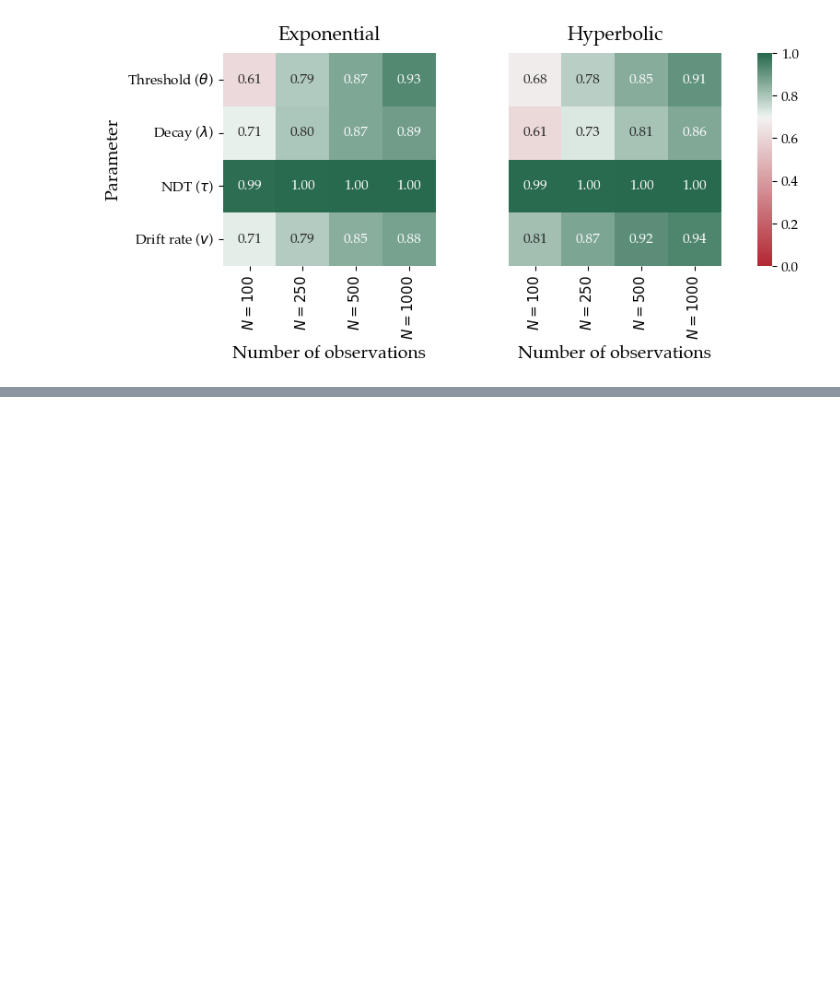
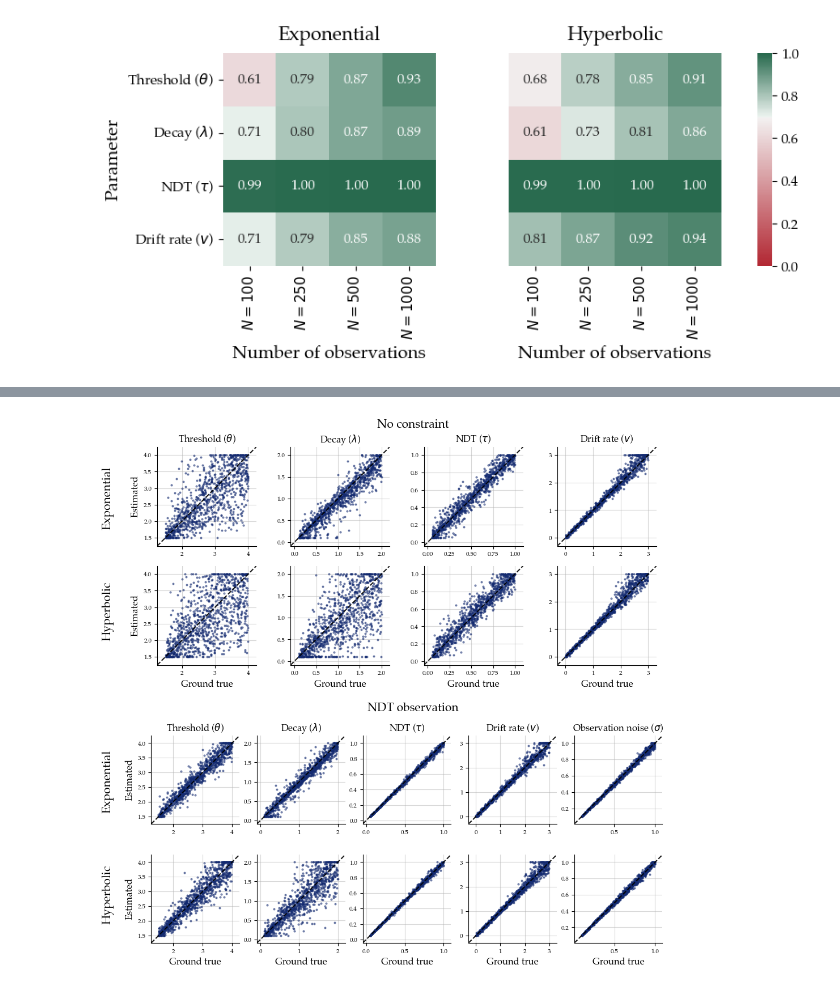
Before and after one commit to AmirHoseinHadian/CTDM_recovery, a Jupyter notebook: _Simulation/evaluation.ipynb, the cells around one changed output, grey strips where cells are left out. Saved outputs shown, nothing was run; the diff lists cells and outputs as text; code cells hidden in the pictures; blank space fills up the shorter version.

Commit message:
rework traditional recovery plot

```diff
--- a/_Simulation/evaluation.ipynb
+++ b/_Simulation/evaluation.ipynb
@@ -344,0 +384,97 @@ plot_recovery_heatmap(
+# %%
+param_names = [
+    r'Threshold ($\theta$)', r'Decay ($\lambda$)',
+    r'NDT ($\tau$)', r'Drift rate ($v$)', r'Observation noise ($\sigma$)'
+]
+# %%
+FONT_SIZE_1 = 15
+FONT_SIZE_2 = 12
+FONT_SIZE_3 = 8
+# %%
+fig = plt.figure(figsize=(11, 10))
+subfigs = fig.subfigures(2, 1, height_ratios=[4, 4])
+
+### --- No constraint ---
+axs1 = subfigs[0].subplots(2, 4)
+subfigs[0].suptitle('No constraint', fontsize=FONT_SIZE_1)
+
+for i in range(2):
+    for j in range(4):
+        axs1[i, j].plot(
+            no_constraint_recovery[i][:, j, 0],
+            no_constraint_recovery[i][:, j, 1],
+            'o', markersize=2, color="#132a70", alpha=0.5
+        )
+        if i == 0:
+            axs1[i, j].set_title(param_names[j], fontsize=FONT_SIZE_2)
+        if j == 0:
+            axs1[i, j].set_ylabel("Estimated", fontsize=FONT_SIZE_2)
+        if i == 1:
+            axs1[i, j].set_xlabel("Ground true", fontsize=FONT_SIZE_2)
+        axs1[i, j].tick_params(labelsize=FONT_SIZE_3)
+
+        lower = min(no_constraint_recovery[i][:, j, 0].min(), no_constraint_recovery[i][:, j, 1].min())
+        upper = max(no_constraint_recovery[i][:, j, 0].max(), no_constraint_recovery[i][:, j, 1].max())
+        eps = (upper - lower) * 0.1
+        axs1[i, j].set_xlim((lower - eps, upper + eps))
+        axs1[i, j].set_ylim((lower - eps, upper + eps))
+        axs1[i, j].plot(
+            [axs1[i, j].get_xlim()[0], axs1[i, j].get_xlim()[1]],
+            [axs1[i, j].get_ylim()[0], axs1[i, j].get_ylim()[1]],
+            color="black",
+            alpha=0.9,
+            linestyle="dashed",
+        )
+        axs1[i, j].grid(alpha=0.5)
+        axs1[i, j].set_aspect('equal', adjustable='box')
+
+### --- NDT observation ---
+axs2 = subfigs[1].subplots(2, 5)
+subfigs[1].suptitle('NDT observation', fontsize=FONT_SIZE_1)
+
+for i in range(2):
+    for j in range(5):
+        axs2[i, j].plot(
+            constraint_recovery[i][:, j, 0],
+            constraint_recovery[i][:, j, 1],
+            'o', markersize=2, color="#132a70", alpha=0.5
+        )
+        if i == 0:
+            axs2[i, j].set_title(param_names[j], fontsize=FONT_SIZE_2)
+        if j == 0:
+            axs2[i, j].set_ylabel("Estimated", fontsize=FONT_SIZE_2)
+        if i == 1:
+            axs2[i, j].set_xlabel("Ground true", fontsize=FONT_SIZE_2)
+        axs2[i, j].tick_params(labelsize=FONT_SIZE_3)
+
+        lower = min(constraint_recovery[i][:, j, 0].min(), constraint_recovery[i][:, j, 1].min())
+        upper = max(constraint_recovery[i][:, j, 0].max(), constraint_recovery[i][:, j, 1].max())
+        eps = (upper - lower) * 0.1
+        axs2[i, j].set_xlim((lower - eps, upper + eps))
+        axs2[i, j].set_ylim((lower - eps, upper + eps))
+        axs2[i, j].plot(
+            [axs2[i, j].get_xlim()[0], axs2[i, j].get_xlim()[1]],
+            [axs2[i, j].get_ylim()[0], axs2[i, j].get_ylim()[1]],
+            color="black",
+            alpha=0.9,
+            linestyle="dashed",
+        )
+        axs2[i, j].grid(alpha=0.5)
+        axs2[i, j].set_aspect('equal', adjustable='box')
+
+# Better-aligned row labels for top subfigure
+subfigs[0].text(0.02, 0.7, 'Exponential', va='center', ha='right', rotation='vertical',fontsize=FONT_SIZE_1)
+subfigs[0].text(0.02, 0.3, 'Hyperbolic', va='center', ha='right', rotation='vertical', fontsize=FONT_SIZE_1)
+subfigs[1].text(0.02, 0.7, 'Exponential', va='center', ha='right', rotation='vertical', fontsize=FONT_SIZE_1)
+subfigs[1].text(0.02, 0.3, 'Hyperbolic', va='center', ha='right', rotation='vertical', fontsize=FONT_SIZE_1)
+
+sns.despine()
+fig.subplots_adjust(left=0.08)
+
+plt.savefig(
+    f'plots/IE_traditional_recovery_plot.pdf',
+    transparent=True, dpi=600,
+    bbox_inches='tight'
+)
+# %% [output]
+[figure, added]
```
Also changed, not shown: parts of 3 cells of this notebook, 1 other file.
